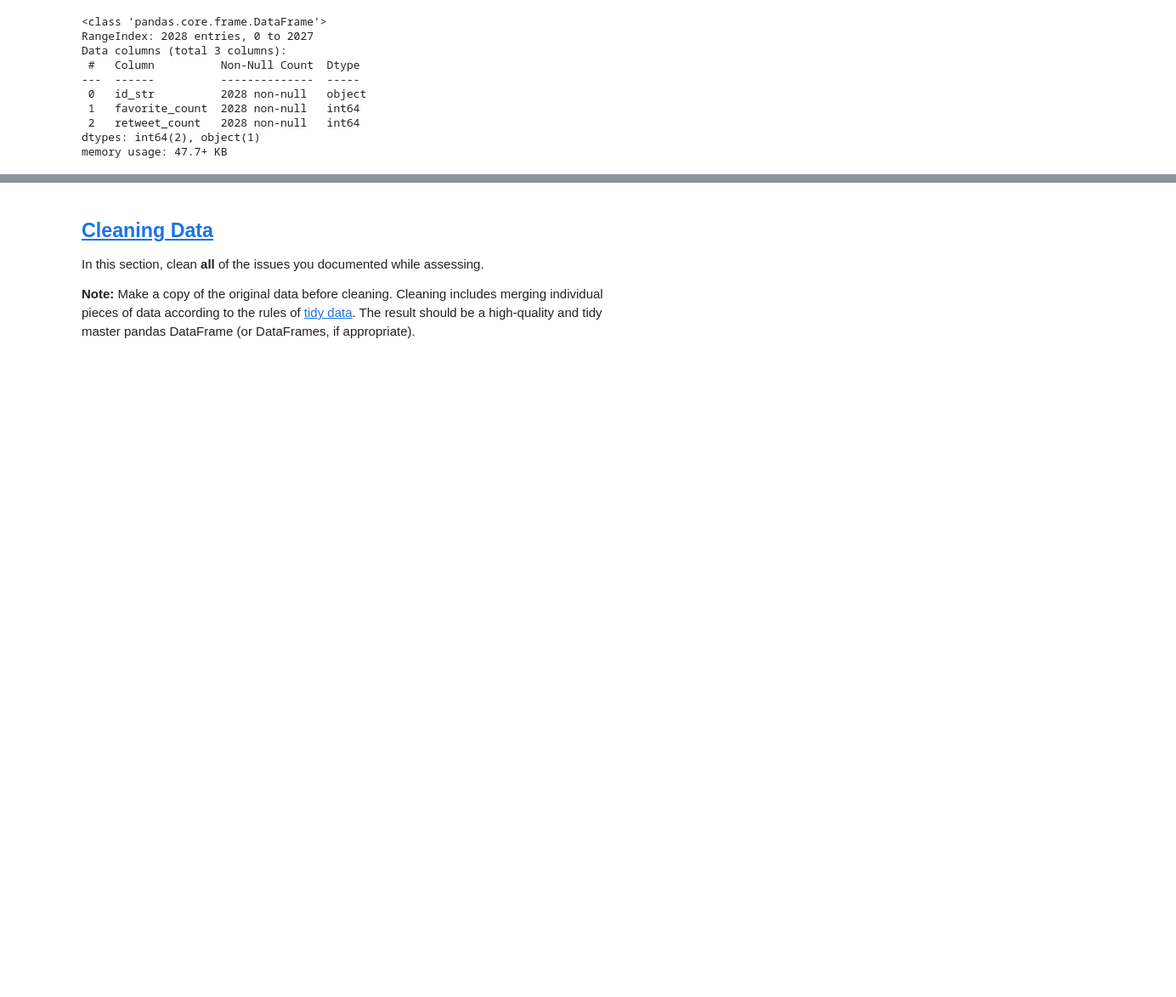
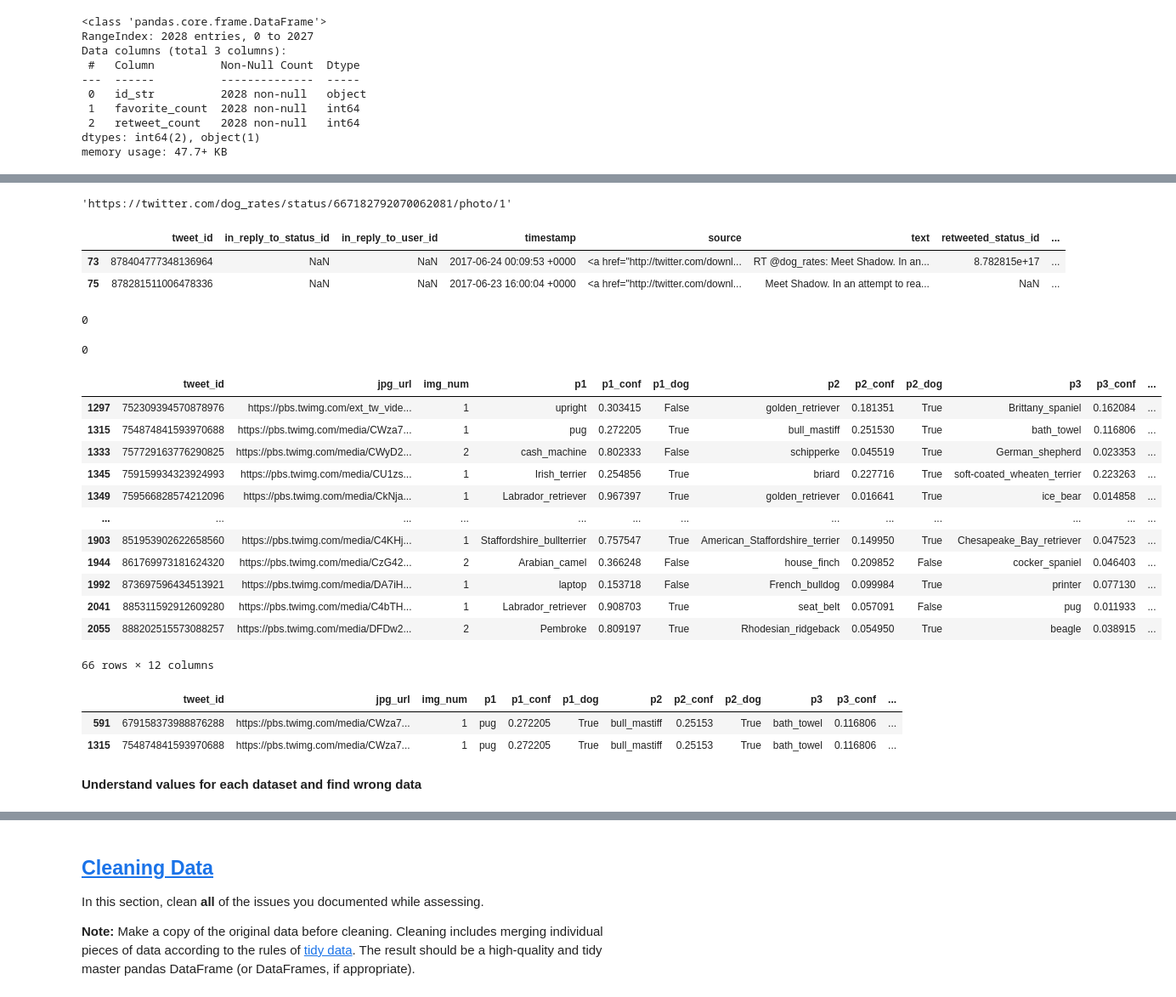
Before and after one commit to ccd239/udacity-wrangle-and-analyse-data, a Jupyter notebook: notebooks/wrangle_act.ipynb, the cells around one changed output, grey strips where cells are left out. Shown at 85% size. Drawn from its saved outputs; the diff is of its cells as text; code cells hidden in the pictures; blank space fills up the shorter version.

Commit message:
Assessment of data

```diff
--- a/notebooks/wrangle_act.ipynb
+++ b/notebooks/wrangle_act.ipynb
@@ -94,7 +97,7 @@ if not os.path.isfile('../data/image_predictions.tsv'): #making sure it only dow
         f.write(response.content)
 # %%
 #Read the file downloaded
-df2 = pd.read_csv("../data/image_predictions.tsv", sep='\t')
+df2 = pd.read_csv("..\\data\\image_predictions.tsv", sep='\t')
 df2.head()
 # %% [output]
 |  | tweet_id | jpg_url | img_num | p1 | p1_conf | p1_dog | p2 | p2_conf | p2_dog | p3 | p3_conf | ... |
@@ -364,0 +534,46 @@ twitter_archive_enhanced.sample()
+# %%
+#Example of a duplicated expanded_url value
+twitter_archive_enhanced.iloc[2286,9]
+# %% [output]
+'https://twitter.com/dog_rates/status/667182792070062081/photo/1'
+# %%
+#Example of a duplicated expanded_url value -this one corresponds to retweets
+twitter_archive_enhanced.loc[twitter_archive_enhanced['expanded_urls'] == 'https://www.gofundme.com/3yd6y1c,https://twitter.com/dog_rates/status/878281511006478336/photo/1']
+# %% [output]
+|  | tweet_id | in_reply_to_status_id | in_reply_to_user_id | timestamp | source | text | retweeted_status_id | ... |
+| 73 | 878404777348136964 | NaN | NaN | 2017-06-24 00:09:53 +0000 | <a href="http://twitter.com/downl... | RT @dog_rates: Meet Shadow. In an... | 8.782815e+17 | ... |
+| 75 | 878281511006478336 | NaN | NaN | 2017-06-23 16:00:04 +0000 | <a href="http://twitter.com/downl... | Meet Shadow. In an attempt to rea... | NaN | ... |
+# %%
+#duplicated values in twitter_archive_enhanced table
+sum(tweet_json.duplicated())
+#tweet_json[tweet_json.id_str.duplicated()]
+# %% [output]
+0
+# %%
+#duplicated values in image_predictions table
+print(sum(image_predictions.duplicated()))
+image_predictions[image_predictions.jpg_url.duplicated()]
+# %% [output]
+0
+|  | tweet_id | jpg_url | img_num | p1 | p1_conf | p1_dog | p2 | p2_conf | p2_dog | p3 | p3_conf | ... |
+| 1297 | 752309394570878976 | https://pbs.twimg.com/ext_tw_vide... | 1 | upright | 0.303415 | False | golden_retriever | 0.181351 | True | Brittany_spaniel | 0.162084 | ... |
+| 1315 | 754874841593970688 | https://pbs.twimg.com/media/CWza7... | 1 | pug | 0.272205 | True | bull_mastiff | 0.251530 | True | bath_towel | 0.116806 | ... |
+| 1333 | 757729163776290825 | https://pbs.twimg.com/media/CWyD2... | 2 | cash_machine | 0.802333 | False | schipperke | 0.045519 | True | German_shepherd | 0.023353 | ... |
+| 1345 | 759159934323924993 | https://pbs.twimg.com/media/CU1zs... | 1 | Irish_terrier | 0.254856 | True | briard | 0.227716 | True | soft-coated_wheaten_terrier | 0.223263 | ... |
+| 1349 | 759566828574212096 | https://pbs.twimg.com/media/CkNja... | 1 | Labrador_retriever | 0.967397 | True | golden_retriever | 0.016641 | True | ice_bear | 0.014858 | ... |
+| ... | ... | ... | ... | ... | ... | ... | ... | ... | ... | ... | ... | ... |
+| 1903 | 851953902622658560 | https://pbs.twimg.com/media/C4KHj... | 1 | Staffordshire_bullterrier | 0.757547 | True | American_Staffordshire_terrier | 0.149950 | True | Chesapeake_Bay_retriever | 0.047523 | ... |
+| 1944 | 861769973181624320 | https://pbs.twimg.com/media/CzG42... | 2 | Arabian_camel | 0.366248 | False | house_finch | 0.209852 | False | cocker_spaniel | 0.046403 | ... |
+| 1992 | 873697596434513921 | https://pbs.twimg.com/media/DA7iH... | 1 | laptop | 0.153718 | False | French_bulldog | 0.099984 | True | printer | 0.077130 | ... |
+| 2041 | 885311592912609280 | https://pbs.twimg.com/media/C4bTH... | 1 | Labrador_retriever | 0.908703 | True | seat_belt | 0.057091 | False | pug | 0.011933 | ... |
+| 2055 | 888202515573088257 | https://pbs.twimg.com/media/DFDw2... | 2 | Pembroke | 0.809197 | True | Rhodesian_ridgeback | 0.054950 | True | beagle | 0.038915 | ... |
+66 rows × 12 columns
+# %%
+#Example of a duplicated jpg_url value
+image_predictions.loc[image_predictions['jpg_url']=='https://pbs.twimg.com/media/CWza7kpWcAAdYLc.jpg']
+# %% [output]
+|  | tweet_id | jpg_url | img_num | p1 | p1_conf | p1_dog | p2 | p2_conf | p2_dog | p3 | p3_conf | ... |
+| 591 | 679158373988876288 | https://pbs.twimg.com/media/CWza7... | 1 | pug | 0.272205 | True | bull_mastiff | 0.25153 | True | bath_towel | 0.116806 | ... |
+| 1315 | 754874841593970688 | https://pbs.twimg.com/media/CWza7... | 1 | pug | 0.272205 | True | bull_mastiff | 0.25153 | True | bath_towel | 0.116806 | ... |
+# %% [markdown]
+**Understand values for each dataset and find wrong data**
```
Also changed, not shown: parts of 37 cells of this notebook.
